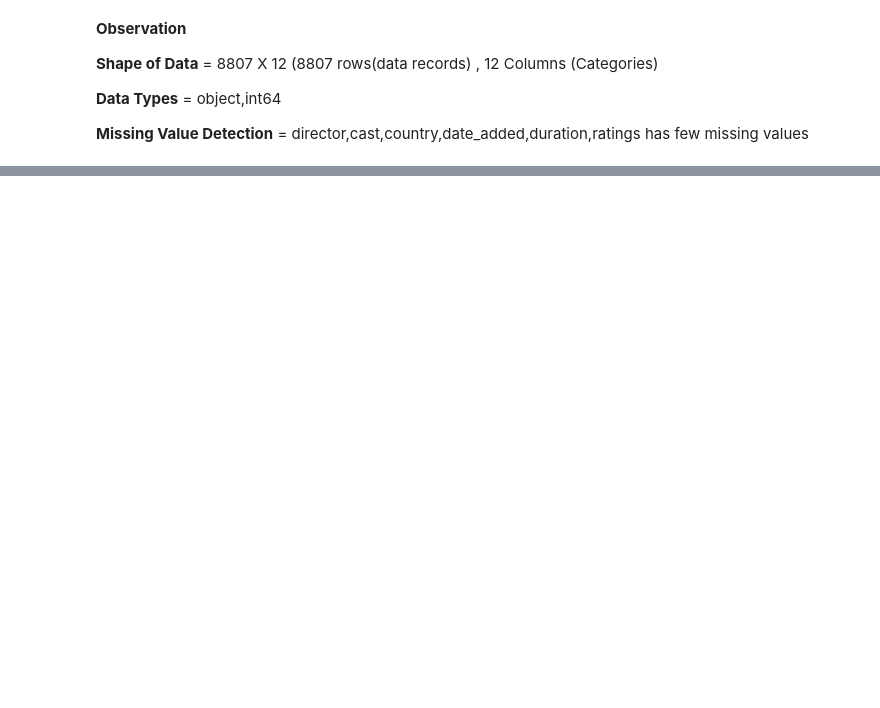
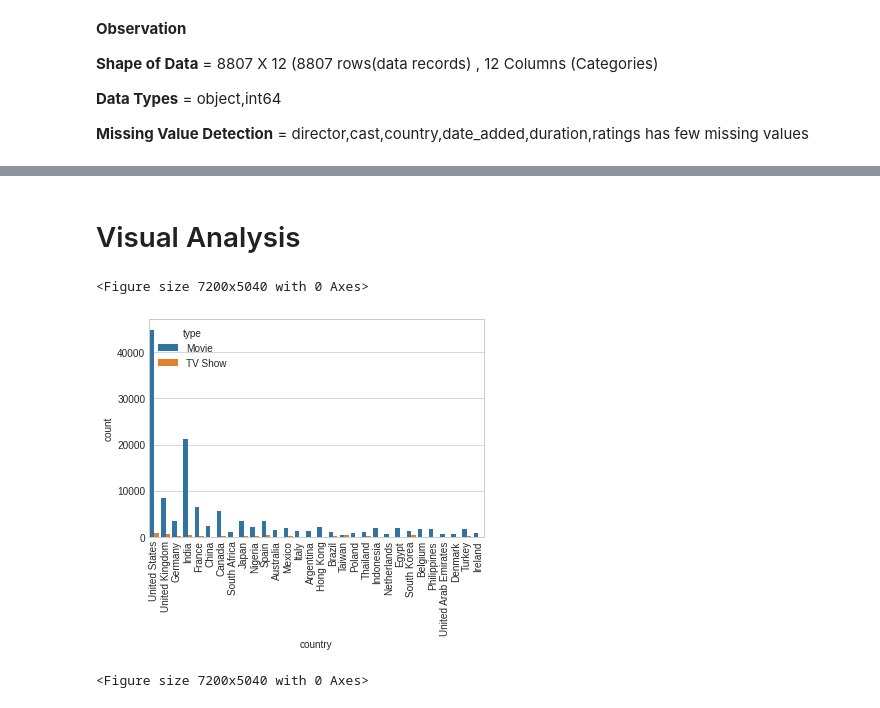
Before and after one commit to rajaathota72-fc/AIML_gittraining, a Jupyter notebook: Netflix_Insights_&_Recommendation.ipynb, the cells around one changed output, grey strips where cells are left out. Saved outputs shown, nothing was run; the diff lists cells and outputs as text; code cells hidden in the pictures; blank space fills up the shorter version.

```diff
--- a/Netflix_Insights_&_Recommendation.ipynb
+++ b/Netflix_Insights_&_Recommendation.ipynb
@@ -111,0 +183,11 @@ Name: type, dtype: int64
+# %%
+#Unnesting
+movies["cast"]= movies["cast"].apply(lambda x : str(x).replace(", ",",").split(","))
+movies["listed_in"]= movies["listed_in"].apply(lambda x : str(x).replace(", ",",").split(","))
+movies["director"]= movies["director"].apply(lambda x : str(x).replace(", ",",").split(","))
+movies["country"]= movies["country"].apply(lambda x : str(x).replace(", ",",").split(","))
+# %%
+movies_unest=movies.explode("cast")
+movies_unest=movies_unest.explode("listed_in")
+movies_unest=movies_unest.explode("director")
+movies_unest=movies_unest.explode("country")
@@ -184,0 +308,16 @@ movies.info()
+# %% [markdown]
+# Visual Analysis
+# %%
+#Type of Content available in different country
+import matplotlib.pyplot as plt
+import seaborn as sns
+top30_country = movies_unest["country"].value_counts().index[:30]
+type_content = movies_unest['type'].value_counts().index[:2]
+top30_data = movies_unest.loc[(movies_unest["country"].isin(top30_country)) & (movies_unest["type"].isin(type_content))]
+sns.countplot(x="country", data=top30_data, hue="type")
+plt.xticks(rotation = 90)
+plt.figure(figsize=(100,70))
+# %% [output]
+<Figure size 7200x5040 with 0 Axes>
+[figure, added]
+<Figure size 7200x5040 with 0 Axes>
```
Also changed, not shown: parts of 46 cells of this notebook.
